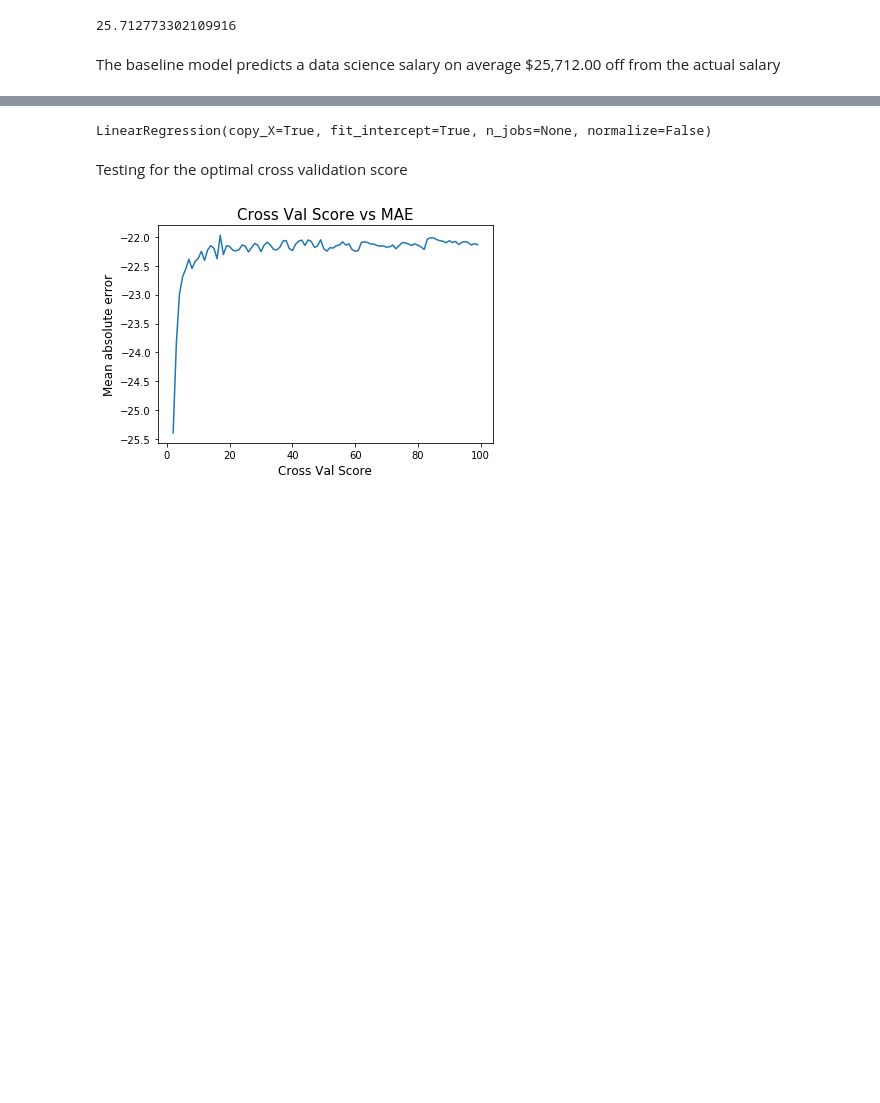
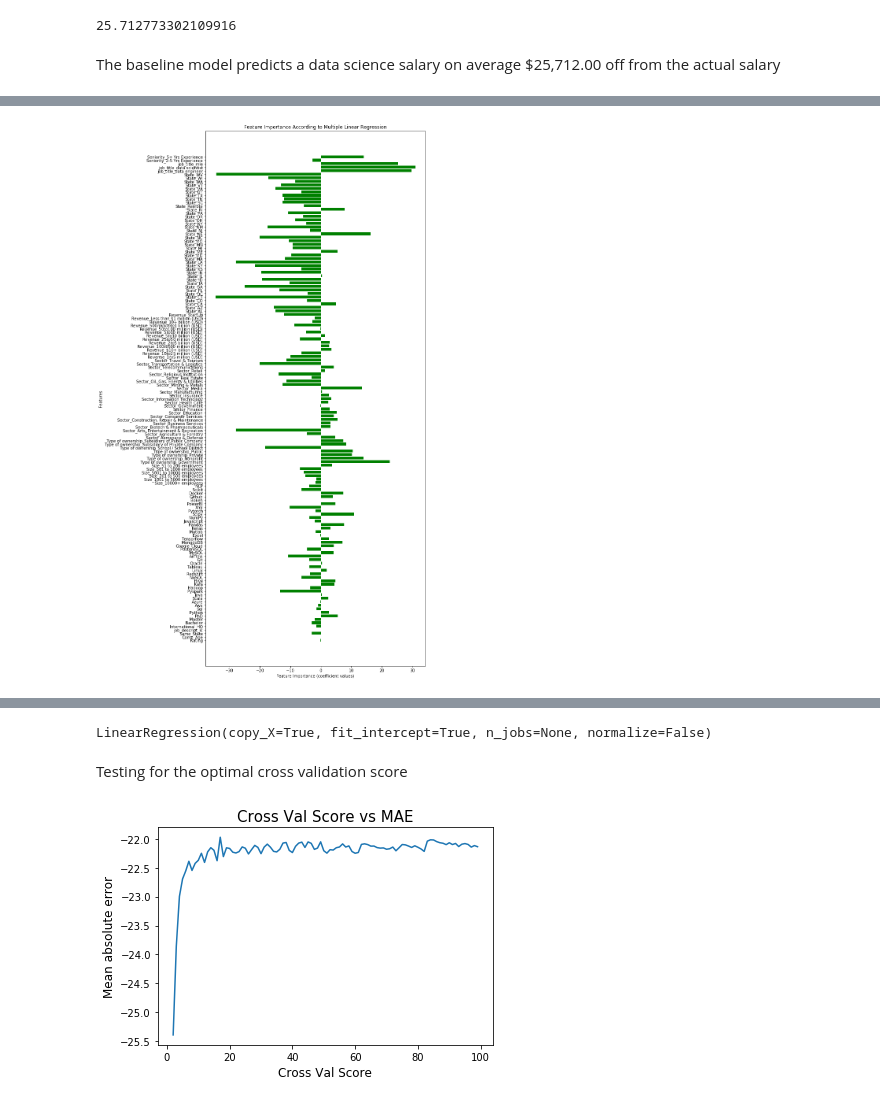
Before and after one commit to rmlevy1/nyc-mhtn-ds-010620-lectures, a Jupyter notebook: Final_Project/Modeling.ipynb, the cells around one changed output, grey strips where cells are left out. Saved outputs shown, nothing was run; the diff lists cells and outputs as text; code cells hidden in the pictures; blank space fills up the shorter version.

```diff
--- a/Final_Project/Modeling.ipynb
+++ b/Final_Project/Modeling.ipynb
@@ -115,3 +117,12 @@ Warnings:
 [1] Standard Errors assume that the covariance matrix of the errors is correctly specified.
 [2] The smallest eigenvalue is 1.26e-22. This might indicate that there are
 strong multicollinearity problems or that the design matrix is singular.
+# %%
+plt.figure(figsize=(10,25))
+plt.barh(X.columns[1:], model.params[1:], color='green')
+plt.xlabel("Feature Importance (coefficient values)")
+plt.ylabel("Features")
+plt.title("Feature Importance According to Multiple Linear Regression")
+plt.show()
+# %% [output]
+[figure, added]
```
Also changed, not shown: parts of 20 cells of this notebook, 1 other file.
